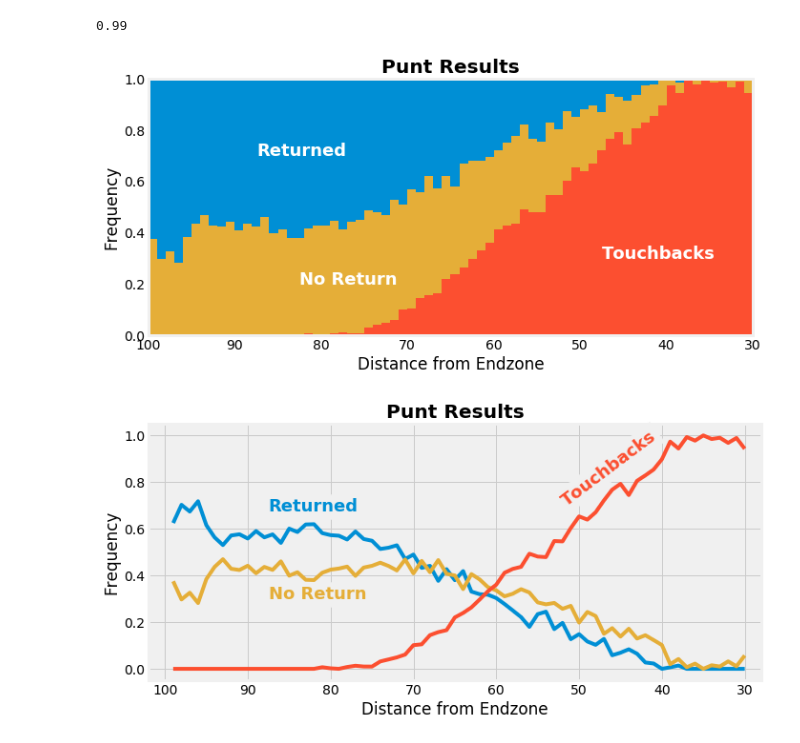
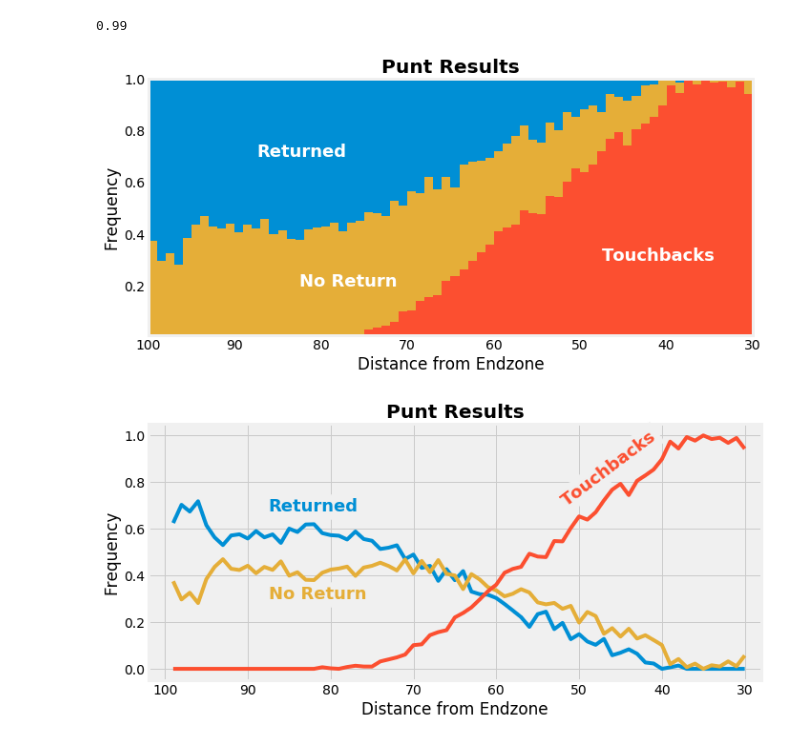
Before and after one commit to SimFootballDev/surrender_punt, a Jupyter notebook: surrender.ipynb, the cells around one changed output. Drawn from its saved outputs; the diff is of its cells as text; code cells hidden in the pictures.

```diff
--- a/surrender.ipynb
+++ b/surrender.ipynb
@@ -167,27 +178,27 @@ for f in puntArr:
 # %%
 yardRange = range(30,100)
 
 plt.figure(figsize=(10,5),facecolor='w')
 plt.style.use('fivethirtyeight')
 plt.title('Punt Results',weight='bold')
 plt.xlabel('Distance from Endzone')
 plt.ylabel('Frequency')
 plt.bar(yardRange,rList,bottom=[tbList[i]+nrList[i] for i in range(len(yardRange))],width=1,label='Returned',color='C0',align='edge')
 plt.bar(yardRange,nrList,bottom=tbList,width=1,label='No Return',color='C2',align='edge')
 plt.bar(yardRange,tbList,width=1,label='Touchback',color='C1',align='edge')
 # for i in [30,40,50,60,70,80,90]:
 #     plt.axvline(i,c='w',lw=1,alpha=0.5)
 plt.text(x = 47.5, y = 0.3, s = 'Touchbacks', color = 'w', weight = 'bold', size = 18, backgroundcolor = 'C1')
 plt.text(x = 82.5, y = 0.2, s = 'No Return', color = 'w', weight = 'bold', size = 18, backgroundcolor = 'C2')
 plt.text(x = 87.5, y = 0.7, s = 'Returned', color = 'w', weight = 'bold', size = 18, backgroundcolor = 'C0')
 plt.xlim(100,30)
-plt.ylim(0,1)
+plt.ylim(0.01,1)
 # plt.legend()
 plt.tight_layout()
 plt.savefig('images/punt_results.png')
 plt.show()
 # %% [output]
-[figure, old version]
+[figure, new version]
 # %%
 yardRange = range(30,100)
 
```
Also changed, not shown: parts of 7 cells of this notebook, 7 other files.
